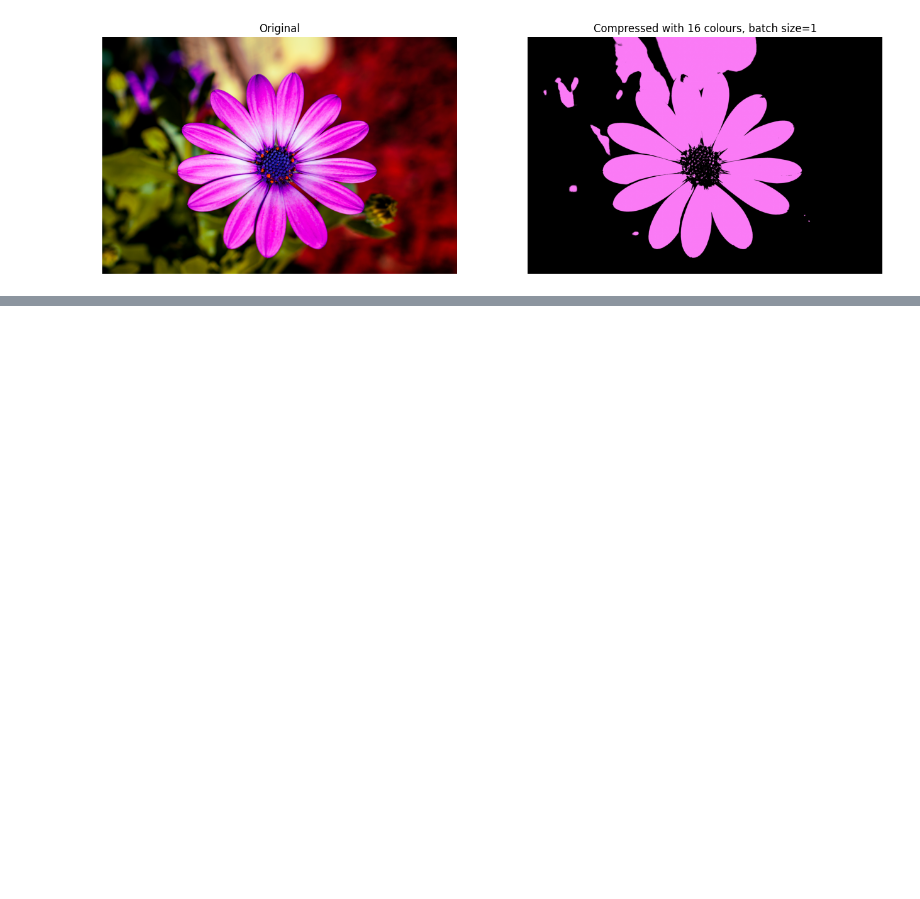
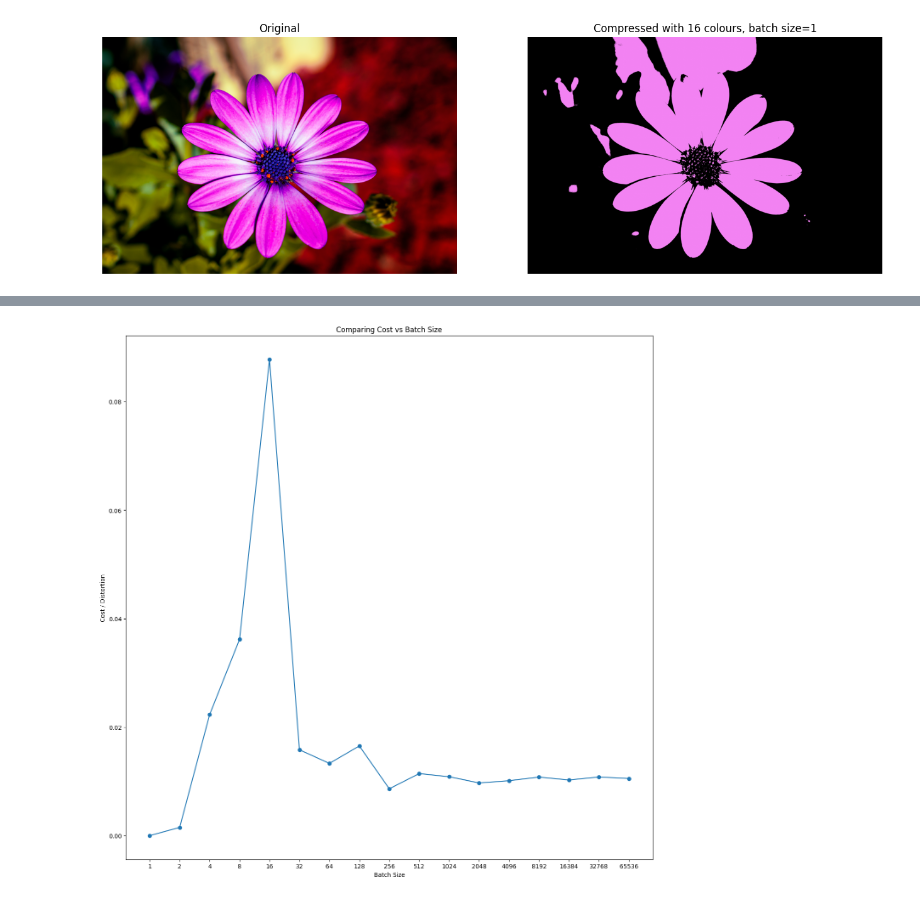
Before and after one commit to Parthiv-Saikia/Image-Compressor, a Jupyter notebook: Mini-Batch Clustering.ipynb, the cells around one changed output, grey strips where cells are left out. Drawn from its saved outputs; the diff is of its cells as text; code cells hidden in the pictures; blank space fills up the shorter version.

Commit message:
Added Batch-size VS Error

```diff
--- a/Mini-Batch Clustering.ipynb
+++ b/Mini-Batch Clustering.ipynb
@@ -68,7 +68,7 @@ def kmeans(X,initial_centroids,iterations,batch_size):
 
     centroids=compute_centroids(X_batch,idx,K)
 
-  return centroids,idx
+  return centroids,idx,X_batch
 # %%
 K=16
 max_iterations=10
@@ -76,7 +76,7 @@ batch_size=int(1)
 
 initial_centroids=centroids_init(pixels,K)
 
-centroids,idx=kmeans(pixels,initial_centroids,max_iterations,batch_size)
+centroids,idx,X_batch=kmeans(pixels,initial_centroids,max_iterations,batch_size)
 # %% [output]
 K-MEANS ITERATION 1/10
 K-MEANS ITERATION 2/10
@@ -111,0 +127,21 @@ ax[1].set_axis_off()
+# %%
+K=16
+max_iterations=10
+
+batch_size_array=[]
+x=1
+
+while x<=1e5:
+    batch_size_array.append(x)
+    x*=2
+
+initial_centroids=centroids_init(pixels,K)
+
+cost_array=[]
+
+for batch in batch_size_array:
+    print("Running for i = ",batch)
+
+    centroids_temp, idx_temp,X_batch_temp=kmeans(pixels,initial_centroids,max_iterations,batch)
+
+    cost_array.append(compute_cost(X_batch_temp,centroids_temp,idx_temp))
@@ -111,0 +166,16 @@ ax[1].set_axis_off()
+# %%
+plt.figure(figsize=(16,16))
+
+x = np.arange(len(batch_size_array))
+
+plt.plot(x, cost_array, marker='o')
+
+plt.xlabel("Batch Size")
+plt.ylabel("Cost / Distortion")
+plt.title("Comparing Cost vs Batch Size")
+
+plt.xticks(x, batch_size_array)
+
+plt.show()
+# %% [output]
+[figure, added]
```
Also changed, not shown: parts of 3 cells of this notebook.
